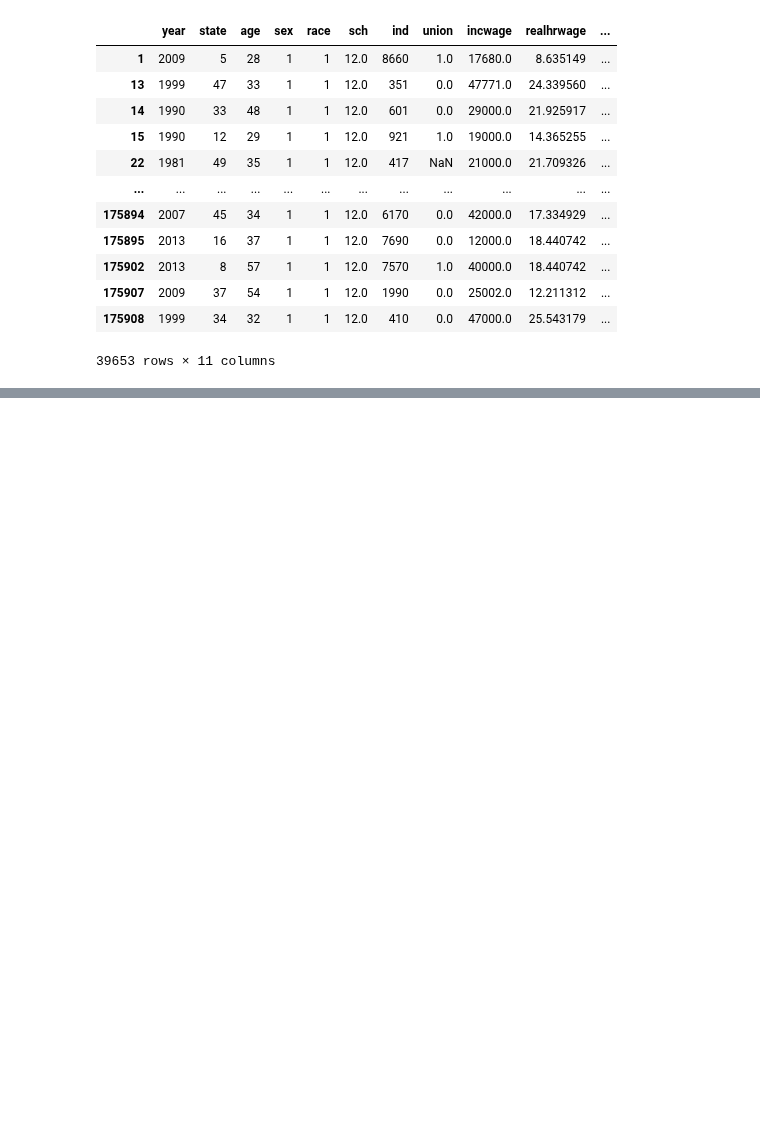
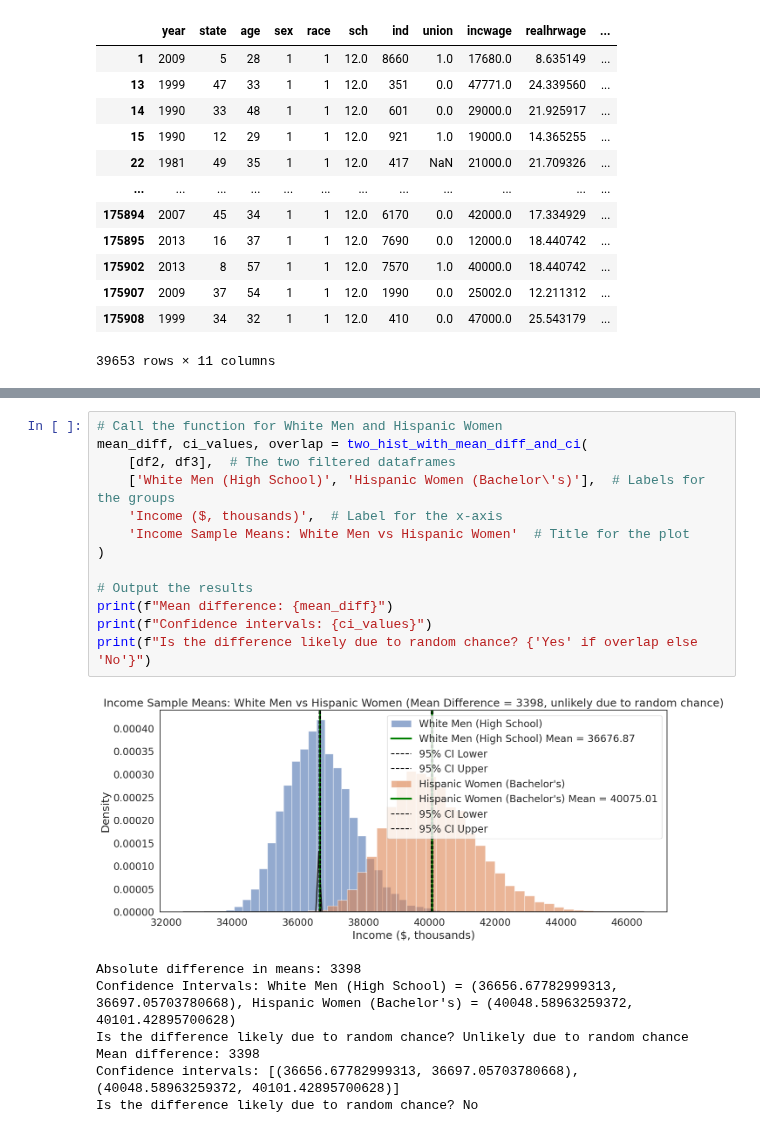
Before and after one commit to laiacoder/QM2, a Jupyter notebook: W5_Distributions_and_Basic_Statistics.ipynb, the cells around one changed output, grey strips where cells are left out. Cells and saved outputs as stored; diff of their text form; blank space fills up the shorter version.

```diff
--- a/W5_Distributions_and_Basic_Statistics.ipynb
+++ b/W5_Distributions_and_Basic_Statistics.ipynb
@@ -792,0 +927,21 @@ df2
+# %%
+# Call the function for White Men and Hispanic Women
+mean_diff, ci_values, overlap = two_hist_with_mean_diff_and_ci(
+    [df2, df3],  # The two filtered dataframes
+    ['White Men (High School)', 'Hispanic Women (Bachelor\'s)'],  # Labels for the groups
+    'Income ($, thousands)',  # Label for the x-axis
+    'Income Sample Means: White Men vs Hispanic Women'  # Title for the plot
+)
+
+# Output the results
+print(f"Mean difference: {mean_diff}")
+print(f"Confidence intervals: {ci_values}")
+print(f"Is the difference likely due to random chance? {'Yes' if overlap else 'No'}")
+# %% [output]
+[figure, added]
+Absolute difference in means: 3398
+Confidence Intervals: White Men (High School) = (36656.67782999313, 36697.05703780668), Hispanic Women (Bachelor's) = (40048.58963259372, 40101.42895700628)
+Is the difference likely due to random chance? Unlikely due to random chance
+Mean difference: 3398
+Confidence intervals: [(36656.67782999313, 36697.05703780668), (40048.58963259372, 40101.42895700628)]
+Is the difference likely due to random chance? No
```
Also changed, not shown: parts of 13 cells of this notebook.
